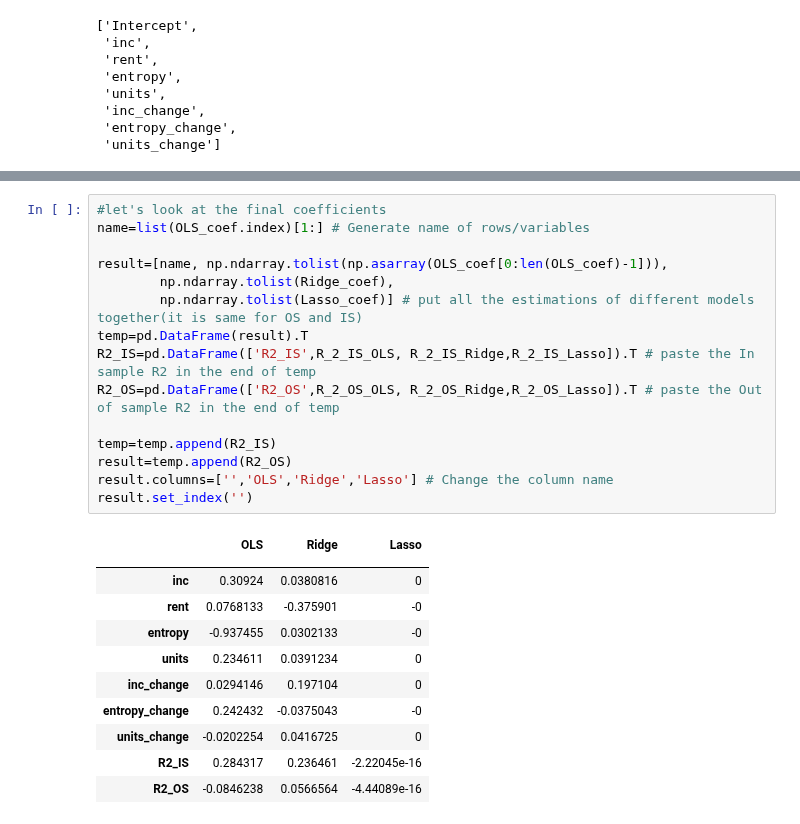
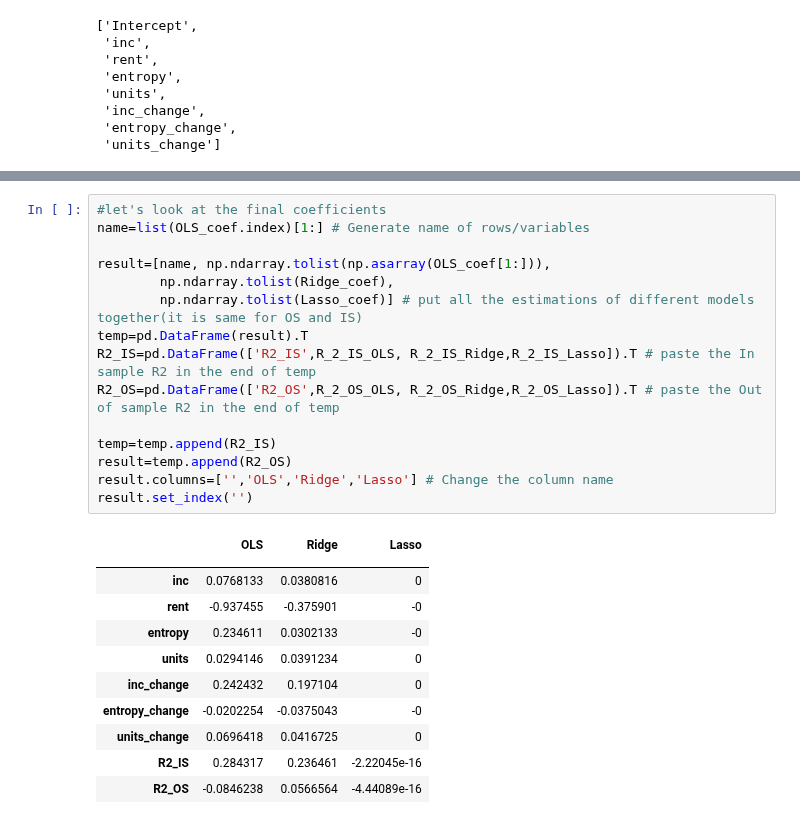
Before and after one commit to picniclin/NYC_yl5240, a Jupyter notebook: nyc_rent_Yuwei_1128.ipynb, the cells around one changed output, grey strips where cells are left out. Drawn from its saved outputs; the diff is of its cells as text.

```diff
--- a/nyc_rent_Yuwei_1128.ipynb
+++ b/nyc_rent_Yuwei_1128.ipynb
@@ -836,27 +847,27 @@ list(OLS_coef.index)
 # %%
 #let's look at the final coefficients
 name=list(OLS_coef.index)[1:] # Generate name of rows/variables
 
-result=[name, np.ndarray.tolist(np.asarray(OLS_coef[0:len(OLS_coef)-1])),
+result=[name, np.ndarray.tolist(np.asarray(OLS_coef[1:])),
         np.ndarray.tolist(Ridge_coef),
         np.ndarray.tolist(Lasso_coef)] # put all the estimations of different models together(it is same for OS and IS)
 temp=pd.DataFrame(result).T
 R2_IS=pd.DataFrame(['R2_IS',R_2_IS_OLS, R_2_IS_Ridge,R_2_IS_Lasso]).T # paste the In sample R2 in the end of temp
 R2_OS=pd.DataFrame(['R2_OS',R_2_OS_OLS, R_2_OS_Ridge,R_2_OS_Lasso]).T # paste the Out of sample R2 in the end of temp
 
 temp=temp.append(R2_IS)
 result=temp.append(R2_OS)
 result.columns=['','OLS','Ridge','Lasso'] # Change the column name
 result.set_index('')
 # %% [output]
 |  | OLS | Ridge | Lasso |
 |  |  |  |  |
-| inc | 0.30924 | 0.0380816 | 0 |
-| rent | 0.0768133 | -0.375901 | -0 |
-| entropy | -0.937455 | 0.0302133 | -0 |
-| units | 0.234611 | 0.0391234 | 0 |
-| inc_change | 0.0294146 | 0.197104 | 0 |
-| entropy_change | 0.242432 | -0.0375043 | -0 |
-| units_change | -0.0202254 | 0.0416725 | 0 |
+| inc | 0.0768133 | 0.0380816 | 0 |
+| rent | -0.937455 | -0.375901 | -0 |
+| entropy | 0.234611 | 0.0302133 | -0 |
+| units | 0.0294146 | 0.0391234 | 0 |
+| inc_change | 0.242432 | 0.197104 | 0 |
+| entropy_change | -0.0202254 | -0.0375043 | -0 |
+| units_change | 0.0696418 | 0.0416725 | 0 |
 | R2_IS | 0.284317 | 0.236461 | -2.22045e-16 |
 | R2_OS | -0.0846238 | 0.0566564 | -4.44089e-16 |
```
Also changed, not shown: parts of 2 cells of this notebook.
